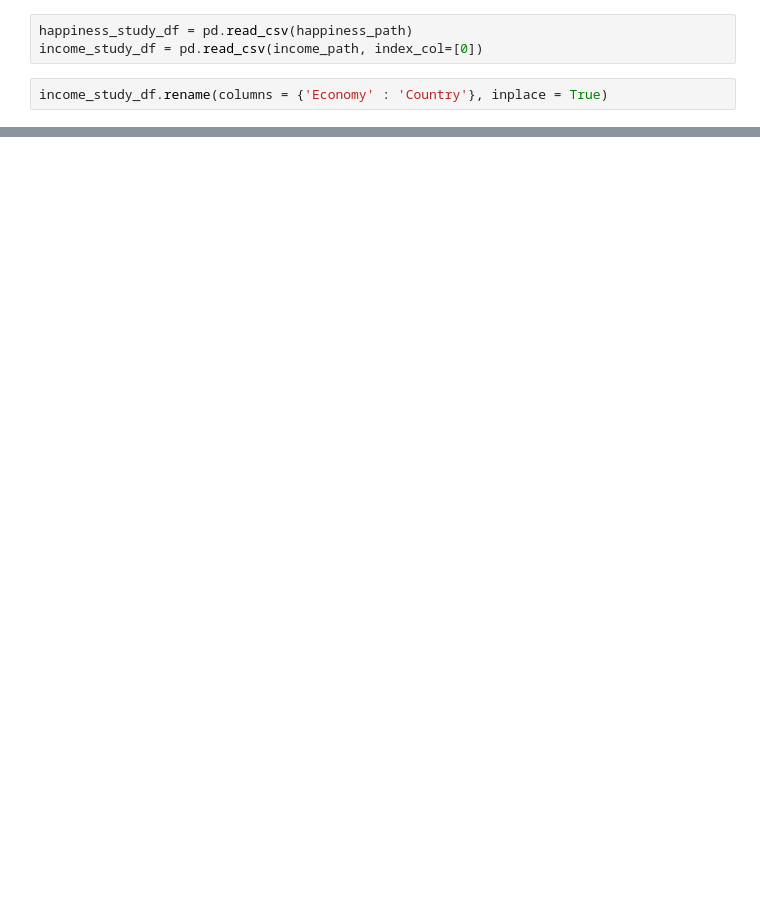
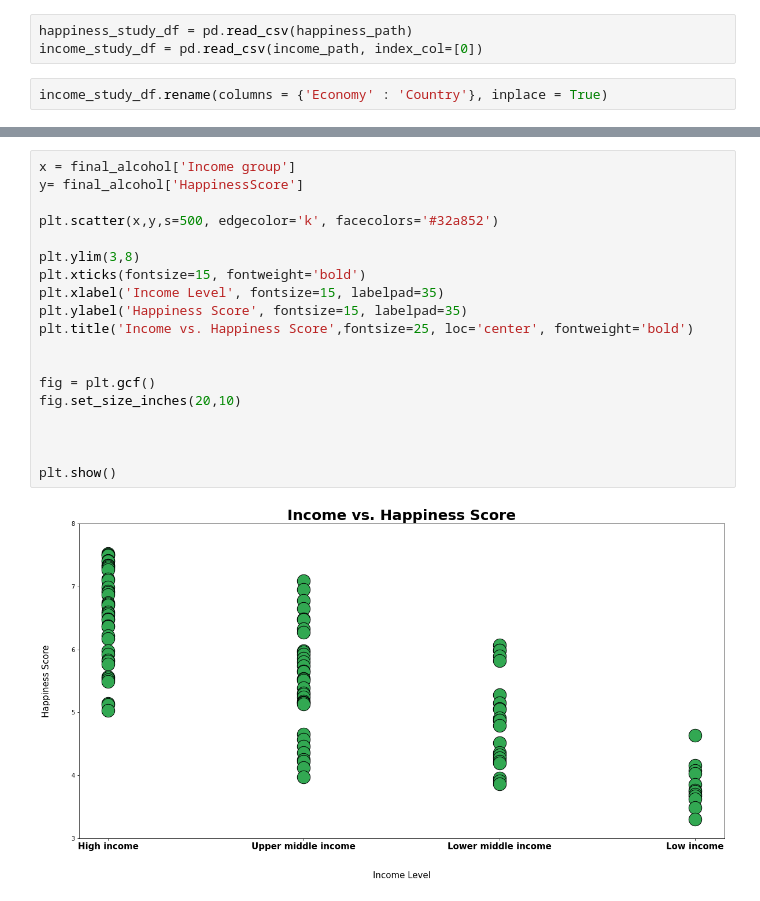
Before and after one commit to katmama/Project-Happy-Hour-1, a Jupyter notebook: project_merge_data.ipynb, the cells around one changed output, grey strips where cells are left out. Saved outputs shown, nothing was run; the diff lists cells and outputs as text; blank space fills up the shorter version.

```diff
--- a/project_merge_data.ipynb
+++ b/project_merge_data.ipynb
@@ -41,0 +128,21 @@ final_alcohol.head()
+# %%
+x = final_alcohol['Income group']
+y= final_alcohol['HappinessScore']
+
+plt.scatter(x,y,s=500, edgecolor='k', facecolors='#32a852')
+
+plt.ylim(3,8)
+plt.xticks(fontsize=15, fontweight='bold')
+plt.xlabel('Income Level', fontsize=15, labelpad=35)
+plt.ylabel('Happiness Score', fontsize=15, labelpad=35)
+plt.title('Income vs. Happiness Score',fontsize=25, loc='center', fontweight='bold')
+
+
+fig = plt.gcf()
+fig.set_size_inches(20,10)
+
+
+
+plt.show()
+# %% [output]
+[figure, added]
```
Also changed, not shown: parts of 10 cells of this notebook.
